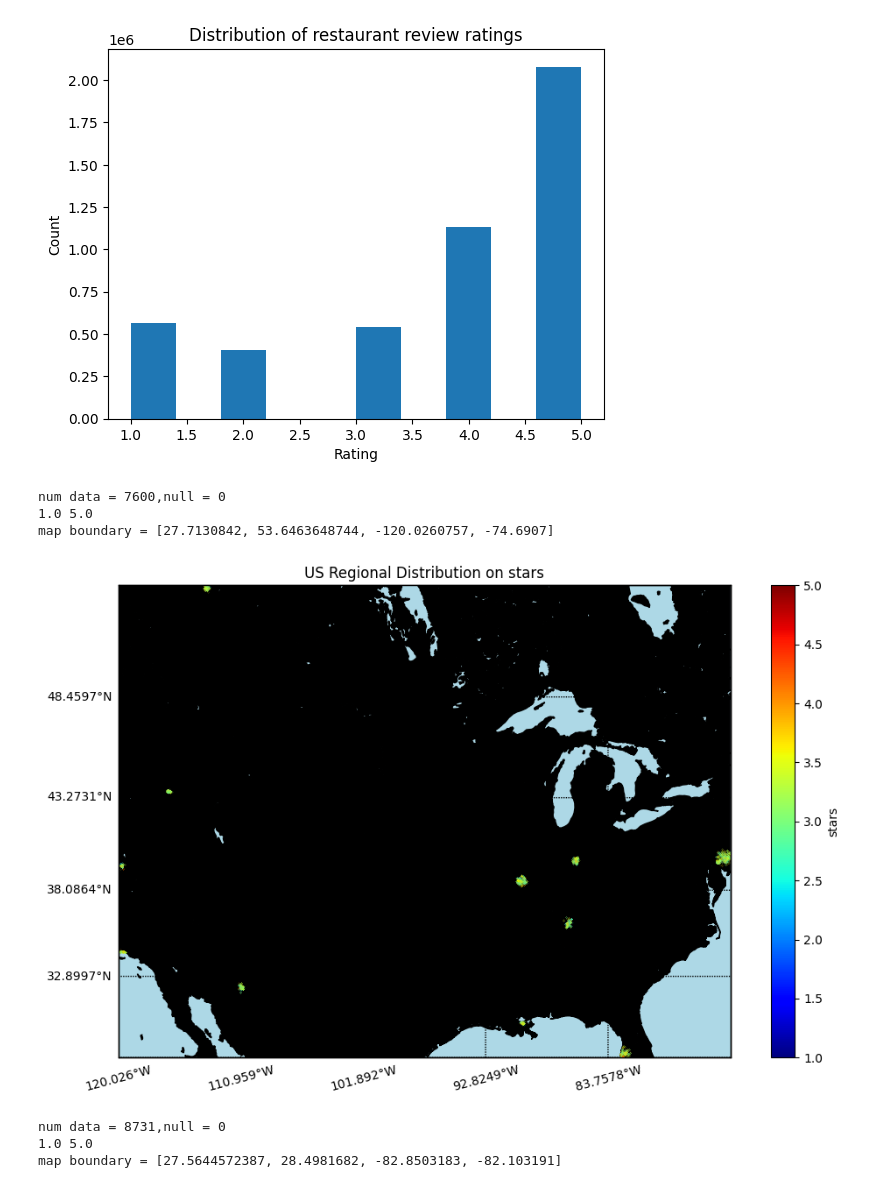
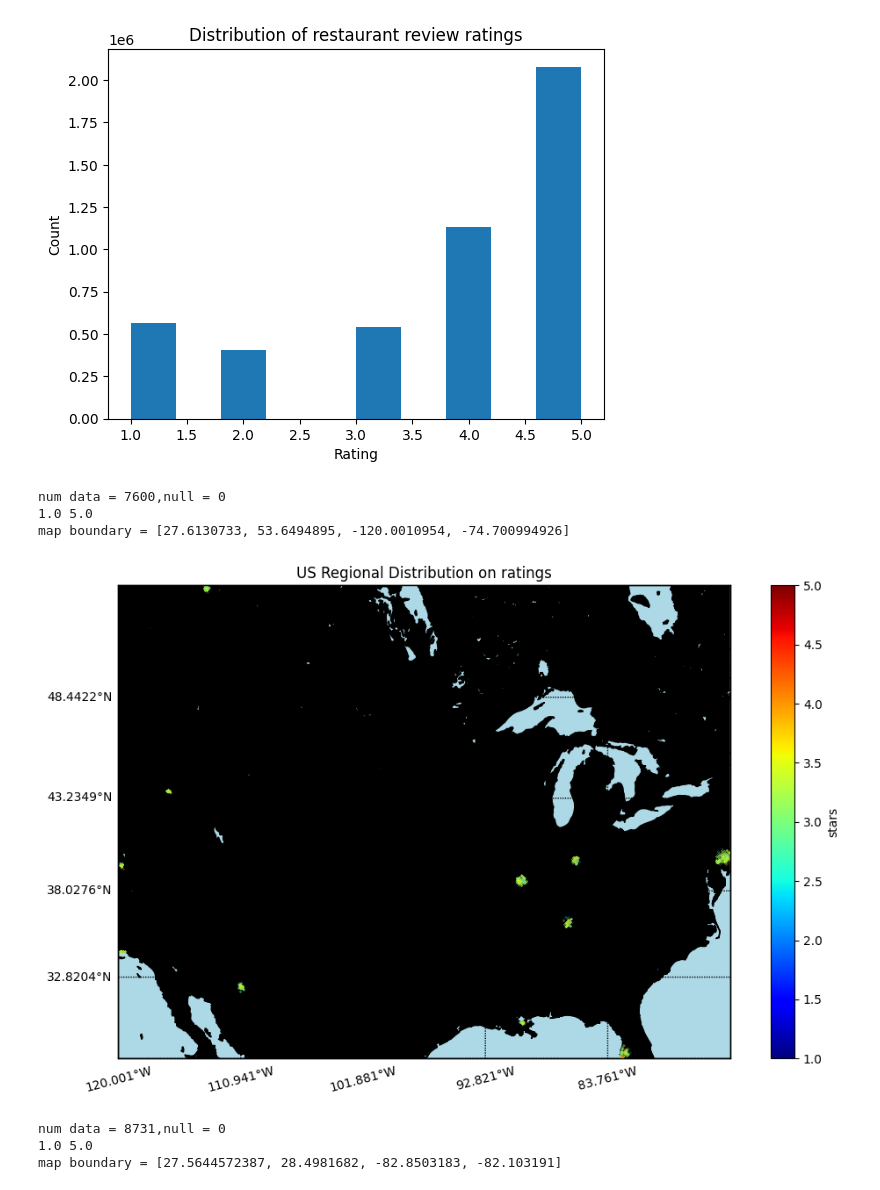
Before and after one commit to zihaohugh/SI-618-Final-Project, a Jupyter notebook: draft.ipynb, the cells around one changed output. Cells and saved outputs as stored; diff of their text form; code cells hidden in the pictures.

```diff
--- a/draft.ipynb
+++ b/draft.ipynb
@@ -320,12 +355,12 @@ plt.ylabel('Count')
 Text(0, 0.5, 'Count')
 [figure]
 # %%
-plot_geomap(restaurant_df, col = 'stars', task_name = 'stars', by_state = False)
+plot_geomap(restaurant_df, col = 'stars', task_name = 'ratings', by_state = False)
 # %% [output]
 num data = 7600,null = 0
 1.0 5.0
-map boundary = [27.7130842, 53.6463648744, -120.0260757, -74.6907]
+map boundary = [27.6130733, 53.6494895, -120.0010954, -74.700994926]
-[figure, old version]
+[figure, new version]
 # %%
 state_df = restaurant_df[restaurant_df['state'] == 'FL']
 plot_geomap(state_df, col = 'stars', task_name = 'ratings', by_state = False)
```
Also changed, not shown: parts of 8 cells of this notebook.
